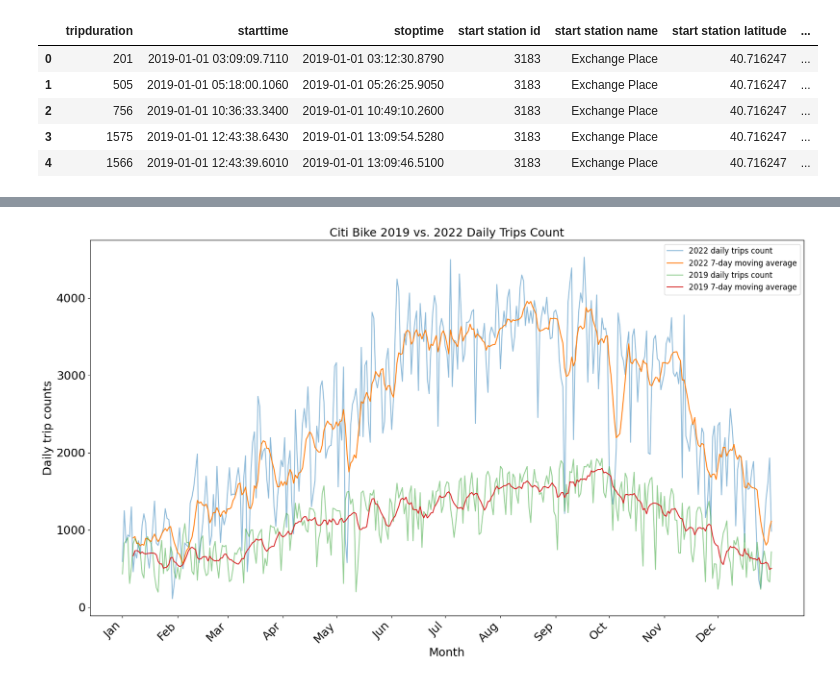
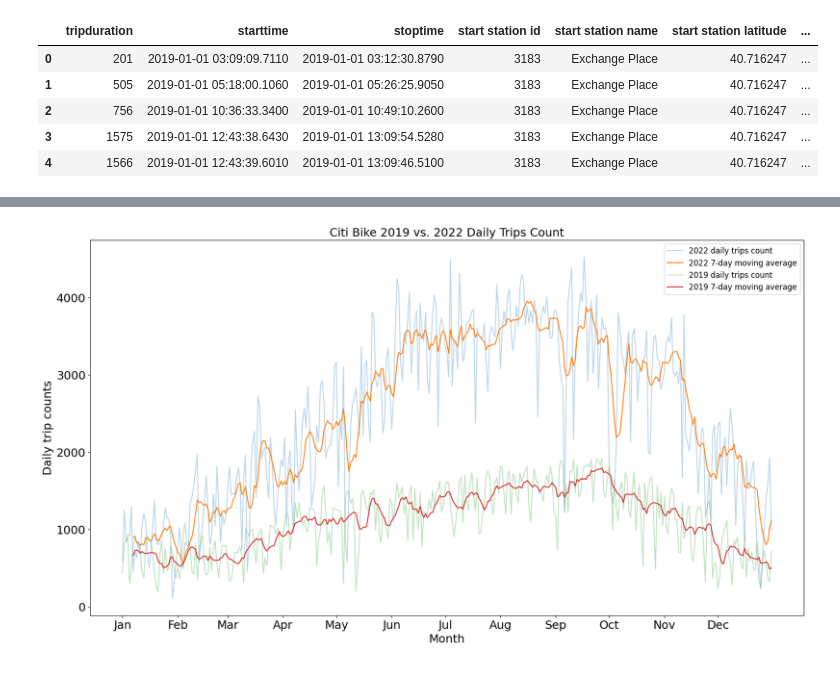
Before and after one commit to M2JT/big-data-final-project, a Jupyter notebook: code/CitiBikeAnalysis.ipynb, the cells around one changed output, grey strips where cells are left out. Saved outputs shown, nothing was run; the diff lists cells and outputs as text; code cells hidden in the pictures.

```diff
--- a/code/CitiBikeAnalysis.ipynb
+++ b/code/CitiBikeAnalysis.ipynb
@@ -1,4 +1,5 @@
 # %%
+%matplotlib inline
 # please make sure the following dependencies are already installed on your local machine
 import pandas as pd
 import matplotlib.pyplot as plt
@@ -7,6 +8,7 @@ import numpy as np
 # please decompress the zip files in the citibike folder before running the code
 citibike2022 = pd.read_csv('../data/citibike/CitiBikeJanToDec2022.csv')
 citibike2019 = pd.read_csv('../data/citibike/CitiBikeJanToDec2019.csv')
+citibike2020 = pd.read_csv('../data/citibike/CitiBikeJanToDec2020.csv')
 # %%
 # number of rows and cols in the citibike2022 DataFrame
 print(citibike2022.shape)
@@ -44,3 +50,10 @@ citibike2019.head()
 | 2 | 756 | 2019-01-01 10:36:33.3400 | 2019-01-01 10:49:10.2600 | 3183 | Exchange Place | 40.716247 | ... |
 | 3 | 1575 | 2019-01-01 12:43:38.6430 | 2019-01-01 13:09:54.5280 | 3183 | Exchange Place | 40.716247 | ... |
 | 4 | 1566 | 2019-01-01 12:43:39.6010 | 2019-01-01 13:09:46.5100 | 3183 | Exchange Place | 40.716247 | ... |
+# %%
+# create a new column 'startdate' by extracting only the date information from the 'starttime' of each entry
+citibike2020['startdate'] = citibike2020['starttime'].str[:10]
+
+# examine the first 5 entries of the updated citibike2020 DataFrame, we can see that the new column
+# 'startdate' has already been created
+citibike2020.head()
@@ -91,3 +111,17 @@ movingAvg2019 = pd.Series(dailyTripsCountList2019).rolling(window=7).mean()
 
 # convert movingAvg2022 pandas series into list for future plotting purpose
 movingAvg2019 = movingAvg2019.tolist()
+# %%
+# carry out the same operations to find the daily trips count of each date in 2020
+dateTripsPair2020 = {}
+for date in citibike2020['startdate']:
+    dateTripsPair2020[date] = dateTripsPair2020.get(date, 0) + 1
+
+sortedDateTripsPairList2020 = sorted(dateTripsPair2020.items(), key=lambda x:x[0])
+
+dateList2020 = []
+dailyTripsCountList2020 = []
+
+for eachPair in sortedDateTripsPairList2020:
+    dateList2020.append(eachPair[0])
+    dailyTripsCountList2020.append(eachPair[1])
@@ -94,33 +134,33 @@ movingAvg2019 = movingAvg2019.tolist()
 # %%
 # set the size of the plot
 plt.figure(figsize=(20, 12))
 
 # plot data
-plt.plot(dateList2022, dailyTripsCountList2022, label='2022 daily trips count', alpha=0.5)
+plt.plot(dateList2022, dailyTripsCountList2022, label='2022 daily trips count', alpha=0.3)
 plt.plot(dateList2022, movingAvg2022, label='2022 7-day moving average')
-plt.plot(dateList2022, dailyTripsCountList2019, label='2019 daily trips count', alpha=0.5)
+plt.plot(dateList2022, dailyTripsCountList2019, label='2019 daily trips count', alpha=0.3)
 plt.plot(dateList2022, movingAvg2019, label='2019 7-day moving average')
 plt.legend(fontsize=12)
 
 # set plot title and axis labels
 plt.title('Citi Bike 2019 vs. 2022 Daily Trips Count', fontsize=18)
 plt.xlabel('Month', fontsize=18)
 plt.ylabel('Daily trip counts', fontsize=18)
 
 # set x-tick labels to show abbreviated month names
 dateRange = pd.date_range(start=dateList2022[0], end=dateList2022[len(dateList2022) - 1])
 monthStarts = [date for date in dateRange if date.day == 1]
 daysSinceStartOfYear = [(date - pd.Timestamp(date.year, 1, 1)).days for date in monthStarts]
 monthNames = [date.strftime('%b') for date in monthStarts]
-plt.xticks(daysSinceStartOfYear, monthNames, rotation=45, ha='right', fontsize=18)
+plt.xticks(daysSinceStartOfYear, monthNames, fontsize=18)
 
 # adjust plot margins
 plt.subplots_adjust(bottom=0.20)
 
 # set yticks fontsize
 plt.yticks(fontsize=18)
 
 # show plot
 plt.show()
 # %% [output]
-[figure, old version]
+[figure, new version]
```
Also changed, not shown: parts of 19 cells of this notebook, 1 other file.
